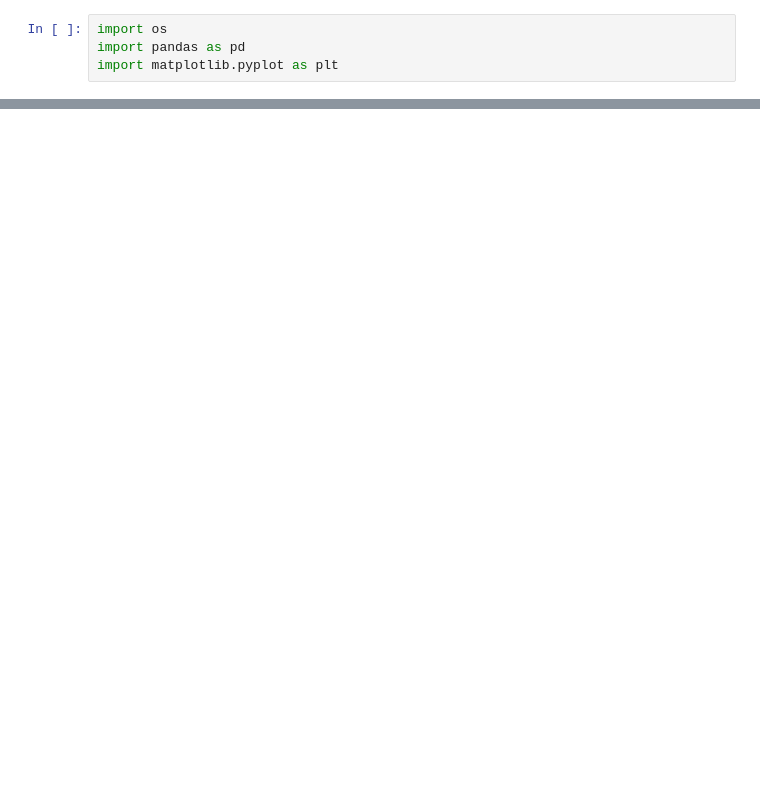
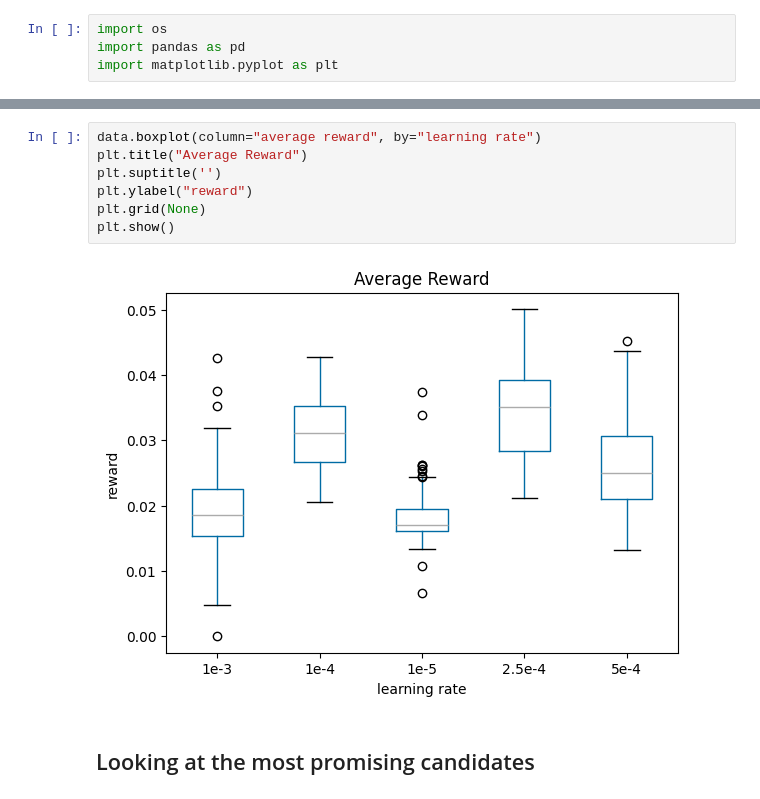
Before and after one commit to D21W12/Diffusion-Deep-Reinforcement-Learning, a Jupyter notebook: notebooks/analysing_learning_rates_dqn.ipynb, the cells around one changed output, grey strips where cells are left out. Drawn from its saved outputs; the diff is of its cells as text; blank space fills up the shorter version.

```diff
--- a/notebooks/analysing_learning_rates_dqn.ipynb
+++ b/notebooks/analysing_learning_rates_dqn.ipynb
@@ -47,0 +89,11 @@ data.groupby('checkpoint').std()
+# %%
+data.boxplot(column="average reward", by="learning rate")
+plt.title("Average Reward")
+plt.suptitle('')
+plt.ylabel("reward")
+plt.grid(None)
+plt.show()
+# %% [output]
+[figure, added]
+# %% [markdown]
+## Looking at the most promising candidates
```
Also changed, not shown: parts of 19 cells of this notebook, 9 other files.
